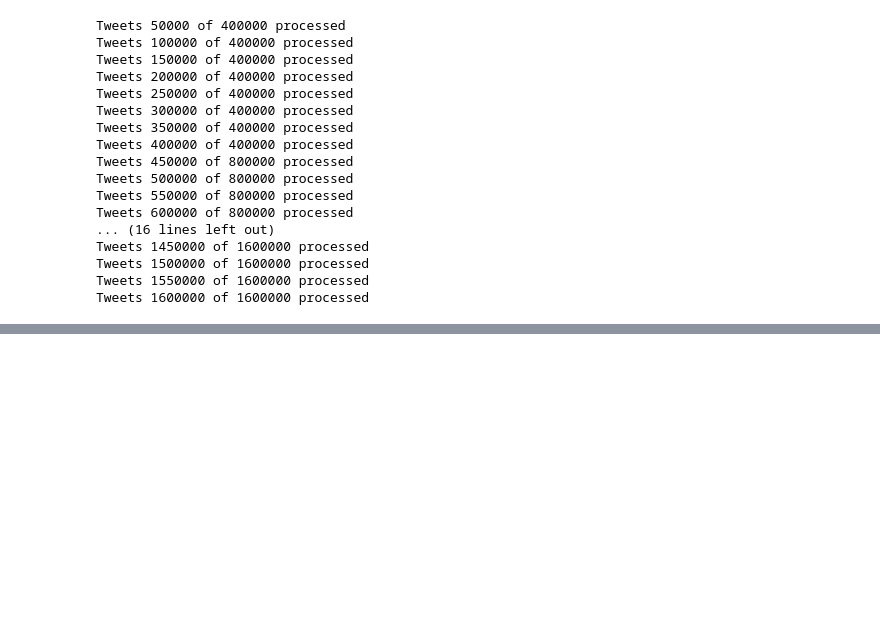
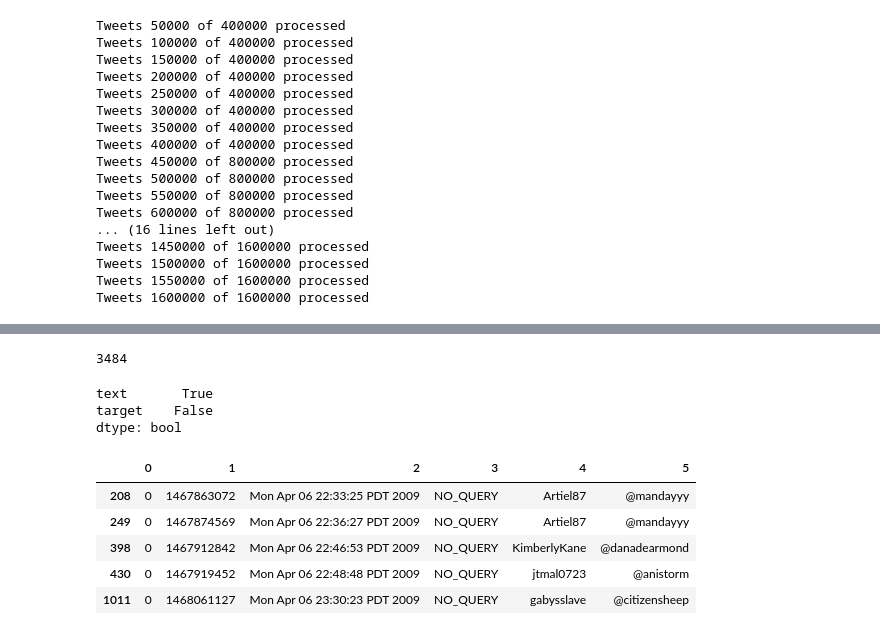
Before and after one commit to AndySama79/Sentiment-Analysis, a Jupyter notebook: sentiment-analysis.ipynb, the cells around one changed output, grey strips where cells are left out. Saved outputs shown, nothing was run; the diff lists cells and outputs as text; code cells hidden in the pictures; blank space fills up the shorter version.

```diff
--- a/sentiment-analysis.ipynb
+++ b/sentiment-analysis.ipynb
@@ -315,0 +360,20 @@ data.head()
+# %%
+np.sum(data.isnull().any(axis=1))
+# %% [output]
+3484
+# %%
+data.isnull().any(axis=0)
+# %% [output]
+text       True
+target    False
+dtype: bool
+# %%
+temp = pd.read_csv('data/training.1600000.processed.noemoticon.csv', encoding='utf-8', encoding_errors='ignore',header=None)
+temp.iloc[data[data.isnull().any(axis=1)].index, :].head()
+# %% [output]
+|  | 0 | 1 | 2 | 3 | 4 | 5 |
+| 208 | 0 | 1467863072 | Mon Apr 06 22:33:25 PDT 2009 | NO_QUERY | Artiel87 | @mandayyy |
+| 249 | 0 | 1467874569 | Mon Apr 06 22:36:27 PDT 2009 | NO_QUERY | Artiel87 | @mandayyy |
+| 398 | 0 | 1467912842 | Mon Apr 06 22:46:53 PDT 2009 | NO_QUERY | KimberlyKane | @danadearmond |
+| 430 | 0 | 1467919452 | Mon Apr 06 22:48:48 PDT 2009 | NO_QUERY | jtmal0723 | @anistorm |
+| 1011 | 0 | 1468061127 | Mon Apr 06 23:30:23 PDT 2009 | NO_QUERY | gabysslave | @citizensheep |
```
Also changed, not shown: parts of 17 cells of this notebook, 1 other file.
